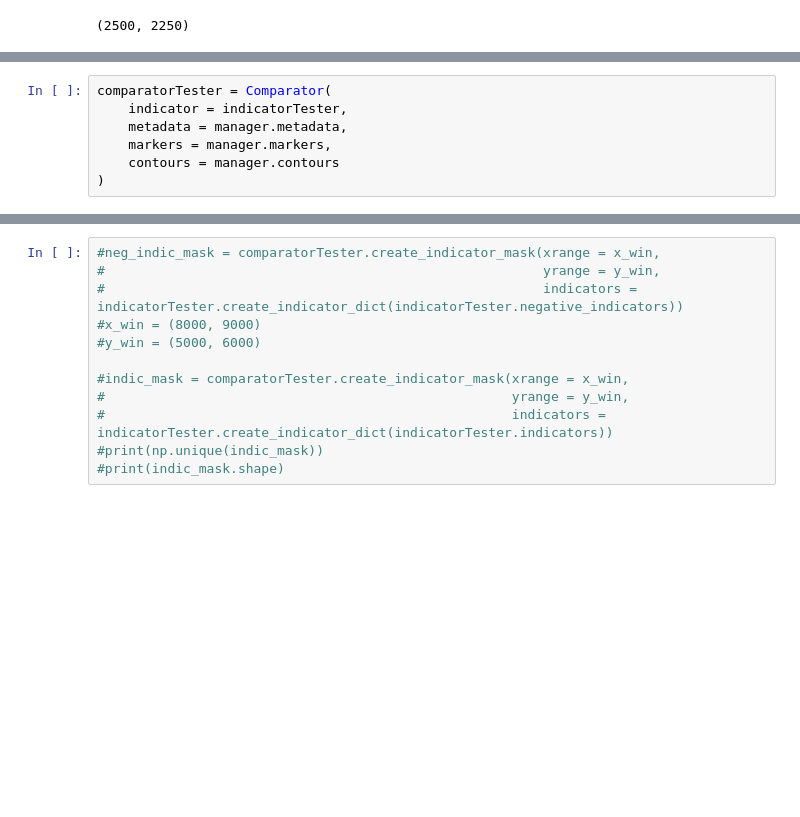
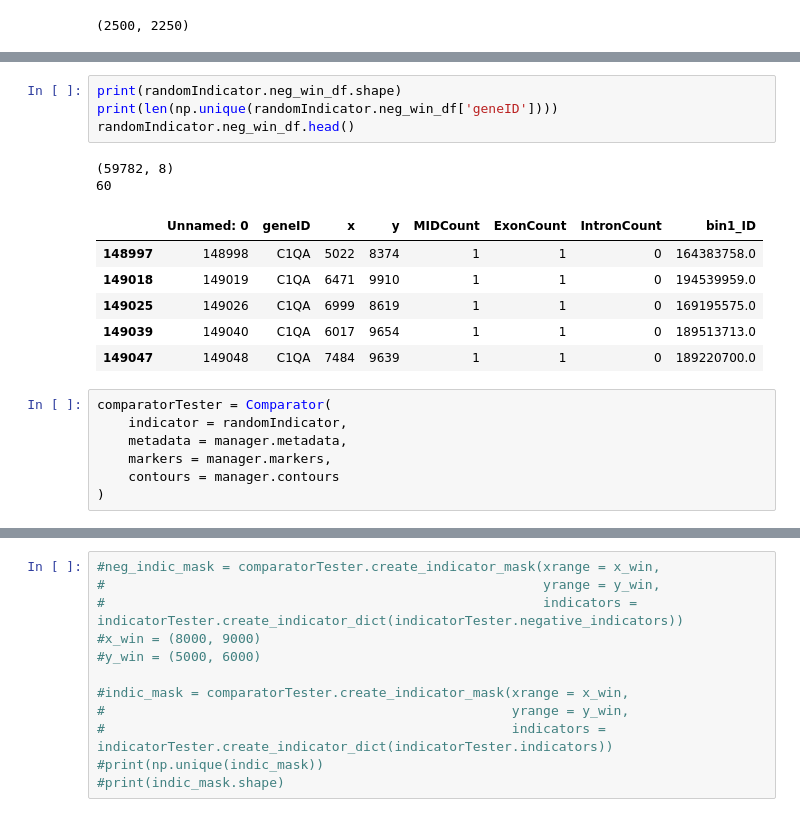
Before and after one commit to brigbrog/SpatialSegmentation, a Jupyter notebook: benchmarking/workflow_tester.ipynb, the cells around one changed output, grey strips where cells are left out. Cells and saved outputs as stored; diff of their text form; blank space fills up the shorter version.

```diff
--- a/benchmarking/workflow_tester.ipynb
+++ b/benchmarking/workflow_tester.ipynb
@@ -193,6 +218,19 @@ indicatorTester.negative_indicators.head()
+# %%
+print(randomIndicator.neg_win_df.shape)
+print(len(np.unique(randomIndicator.neg_win_df['geneID'])))
+randomIndicator.neg_win_df.head()
+# %% [output]
+(59782, 8)
+60
+|  | Unnamed: 0 | geneID | x | y | MIDCount | ExonCount | IntronCount | bin1_ID |
+| 148997 | 148998 | C1QA | 5022 | 8374 | 1 | 1 | 0 | 164383758.0 |
+| 149018 | 149019 | C1QA | 6471 | 9910 | 1 | 1 | 0 | 194539959.0 |
+| 149025 | 149026 | C1QA | 6999 | 8619 | 1 | 1 | 0 | 169195575.0 |
+| 149039 | 149040 | C1QA | 6017 | 9654 | 1 | 1 | 0 | 189513713.0 |
+| 149047 | 149048 | C1QA | 7484 | 9639 | 1 | 1 | 0 | 189220700.0 |
 # %%
 comparatorTester = Comparator(
-    indicator = indicatorTester,
+    indicator = randomIndicator,
     metadata = manager.metadata,
     markers = manager.markers,
     contours = manager.contours
```
Also changed, not shown: parts of 14 cells of this notebook.
